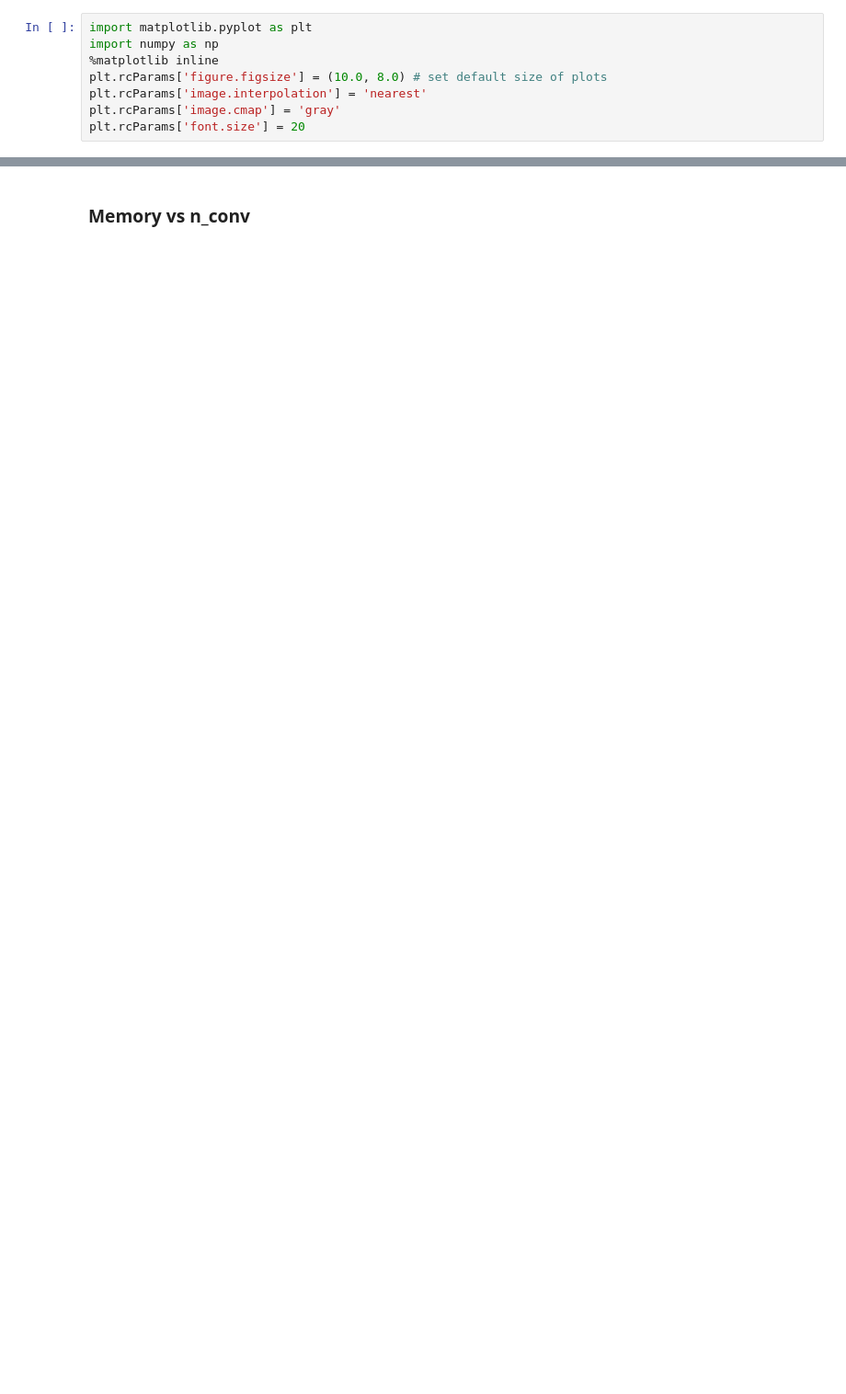
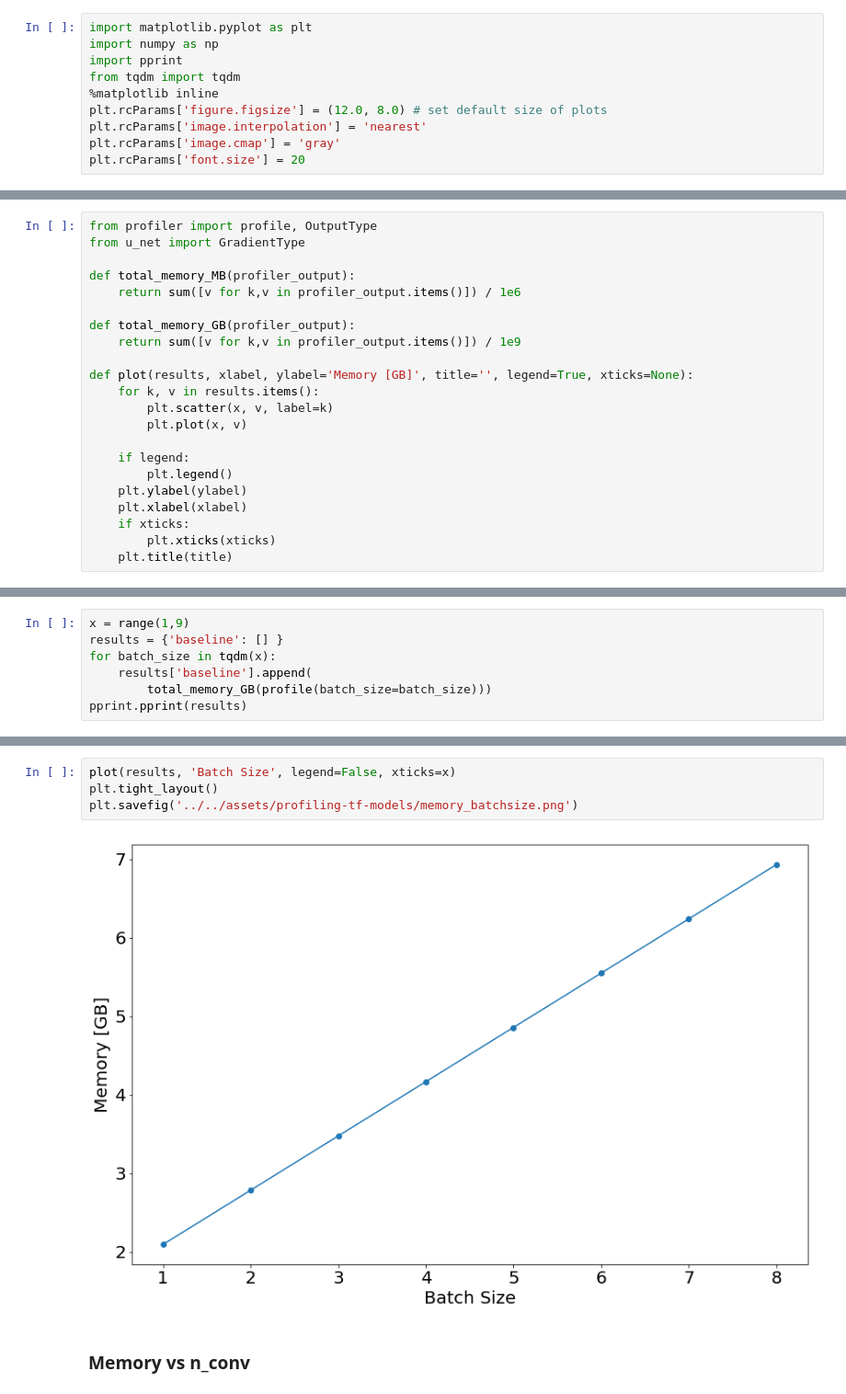
Before and after one commit to gchlebus/gchlebus.github.io, a Jupyter notebook: code/profiling-tf-models/profiling-tf-models.ipynb, the cells around one changed output, grey strips where cells are left out. Shown at 92% size. Saved outputs shown, nothing was run; the diff lists cells and outputs as text; blank space fills up the shorter version.

Commit message:
Continue on tf profiling.

```diff
--- a/code/profiling-tf-models/profiling-tf-models.ipynb
+++ b/code/profiling-tf-models/profiling-tf-models.ipynb
@@ -1,8 +1,10 @@
 # %%
 import matplotlib.pyplot as plt
 import numpy as np
+import pprint
+from tqdm import tqdm
 %matplotlib inline
-plt.rcParams['figure.figsize'] = (10.0, 8.0) # set default size of plots
+plt.rcParams['figure.figsize'] = (12.0, 8.0) # set default size of plots
 plt.rcParams['image.interpolation'] = 'nearest'
 plt.rcParams['image.cmap'] = 'gray'
 plt.rcParams['font.size'] = 20
@@ -10,0 +11,22 @@ from profiler import profile, OutputType
+# %%
+from profiler import profile, OutputType
+from u_net import GradientType
+
+def total_memory_MB(profiler_output):
+    return sum([v for k,v in profiler_output.items()]) / 1e6
+
+def total_memory_GB(profiler_output):
+    return sum([v for k,v in profiler_output.items()]) / 1e9
+
+def plot(results, xlabel, ylabel='Memory [GB]', title='', legend=True, xticks=None):
+    for k, v in results.items():
+        plt.scatter(x, v, label=k)
+        plt.plot(x, v)
+
+    if legend:
+        plt.legend()
+    plt.ylabel(ylabel)
+    plt.xlabel(xlabel)
+    if xticks:
+        plt.xticks(xticks)
+    plt.title(title)
@@ -10,0 +35,7 @@ from profiler import profile, OutputType
+# %%
+x = range(1,9)
+results = {'baseline': [] }
+for batch_size in tqdm(x):
+    results['baseline'].append(
+        total_memory_GB(profile(batch_size=batch_size)))
+pprint.pprint(results)
@@ -11,2 +51,8 @@ from profiler import profile, OutputType
+# %%
+plot(results, 'Batch Size', legend=False, xticks=x)
+plt.tight_layout()
+plt.savefig('../../assets/profiling-tf-models/memory_batchsize.png')
+# %% [output]
+[figure, added]
 # %% [markdown]
 ### Memory vs n_conv
```
Also changed, not shown: parts of 24 cells of this notebook, 6 other files.
